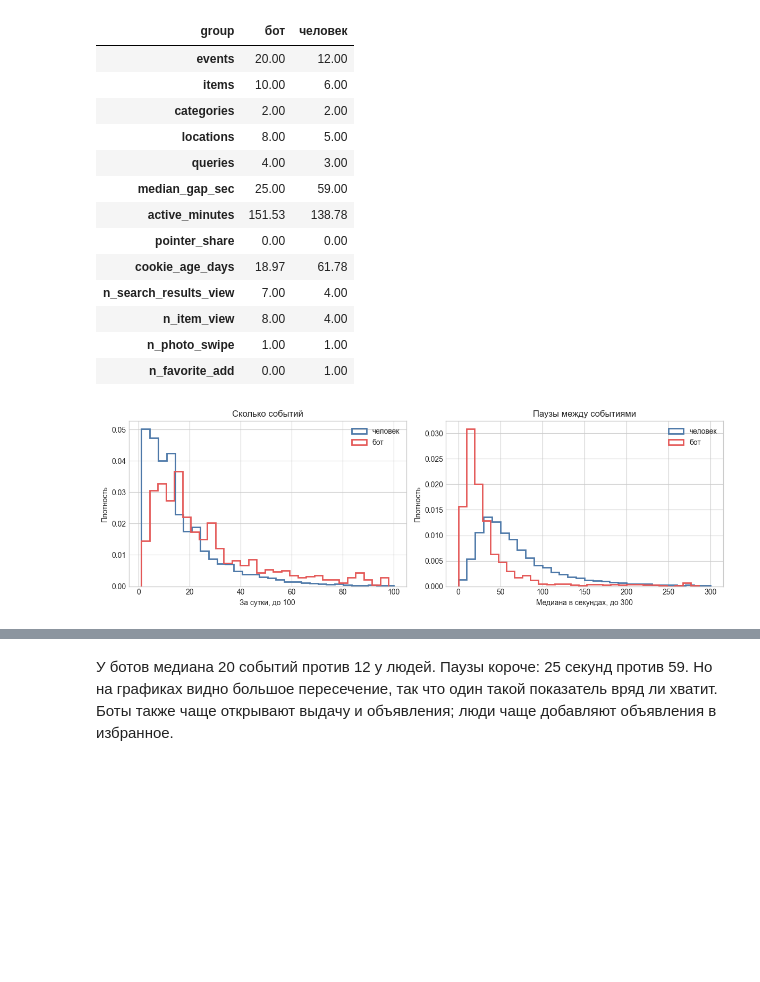
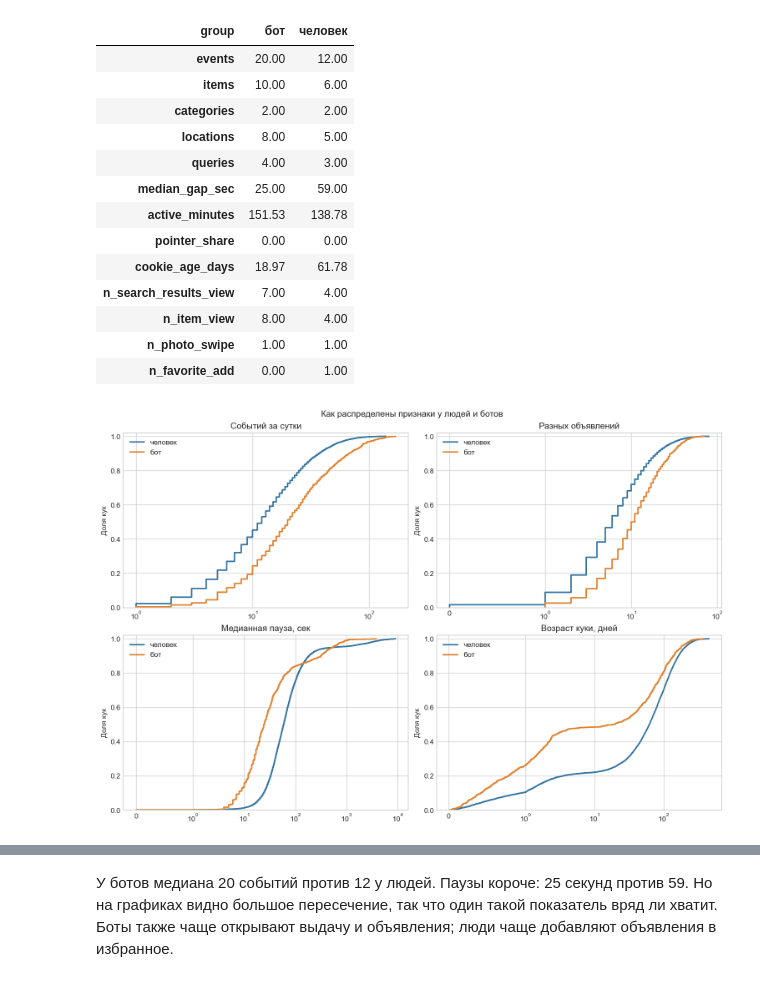
Before and after one commit to artem-melikhov/bot-detection-challenge, a Jupyter notebook: 01_eda.ipynb, the cells around one changed output, grey strips where cells are left out. Drawn from its saved outputs; the diff is of its cells as text; code cells hidden in the pictures; blank space fills up the shorter version.

```diff
--- a/01_eda.ipynb
+++ b/01_eda.ipynb
@@ -279,18 +316,27 @@ display(labeled.groupby("group")[cols].median().T.round(2))
 | n_item_view | 8.00 | 4.00 |
 | n_photo_swipe | 1.00 | 1.00 |
 | n_favorite_add | 0.00 | 1.00 |
-# %%
-fig, axes = plt.subplots(1, 2, figsize=(12, 4))
-for target, name, color in [(0, "человек", "#4C78A8"), (1, "бот", "#E45756")]:
-    part = labeled[labeled.target.eq(target)]
-    axes[0].hist(part.loc[part.events.le(100), "events"], bins=30, density=True,
-                 histtype="step", linewidth=2, color=color, label=name)
-    axes[1].hist(part.loc[part.median_gap_sec.le(300), "median_gap_sec"].dropna(),
-                 bins=30, density=True, histtype="step", linewidth=2, color=color, label=name)
-axes[0].set(title="Сколько событий", xlabel="За сутки, до 100", ylabel="Плотность")
-axes[1].set(title="Паузы между событиями", xlabel="Медиана в секундах, до 300", ylabel="Плотность")
-for ax in axes: ax.legend()
-plt.tight_layout()
-plt.show()
-# %% [output]
-[figure, removed]
+# %%
+def draw_ecdf(ax, values, name, color):
+    values = np.sort(values.dropna().to_numpy())
+    y = np.arange(1, len(values) + 1) / len(values)
+    ax.step(values, y, where="post", color=color, linewidth=2, label=name)
+
+plots = [
+    ("events", "Событий за сутки"),
+    ("items", "Разных объявлений"),
+    ("median_gap_sec", "Медианная пауза, сек"),
+    ("cookie_age_days", "Возраст куки, дней"),
+]
+fig, axes = plt.subplots(2, 2, figsize=(12, 8), layout="constrained")
+for ax, (column, title) in zip(axes.flat, plots):
+    for target, name, color in [(0, "человек", BLUE), (1, "бот", ORANGE)]:
+        draw_ecdf(ax, labeled.loc[labeled.target.eq(target), column], name, color)
+    ax.set(title=title, ylabel="Доля кук")
+    ax.set_xscale("symlog", linthresh=1)
+    ax.set_ylim(0, 1.02)
+    ax.legend(frameon=False)
+fig.suptitle("Как распределены признаки у людей и ботов")
+plt.show()
+# %% [output]
+[figure, added]
```
Also changed, not shown: parts of 16 cells of this notebook.
